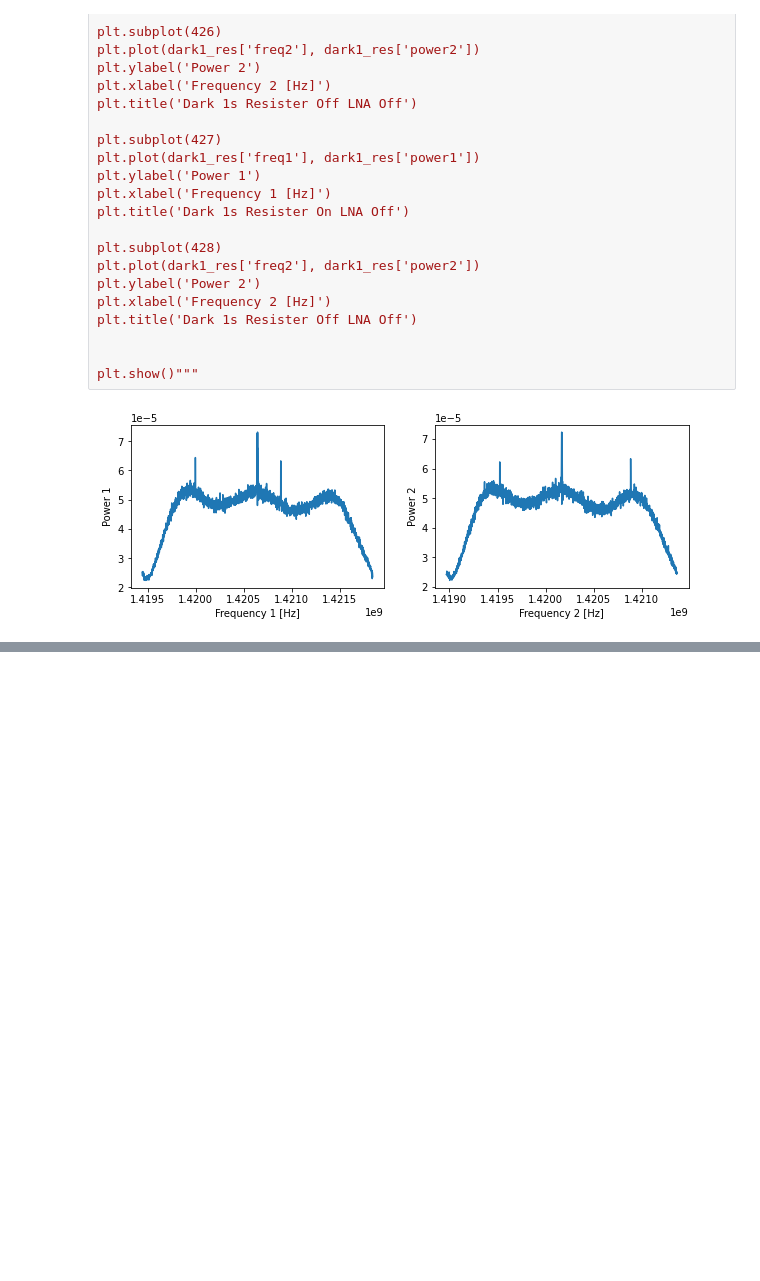
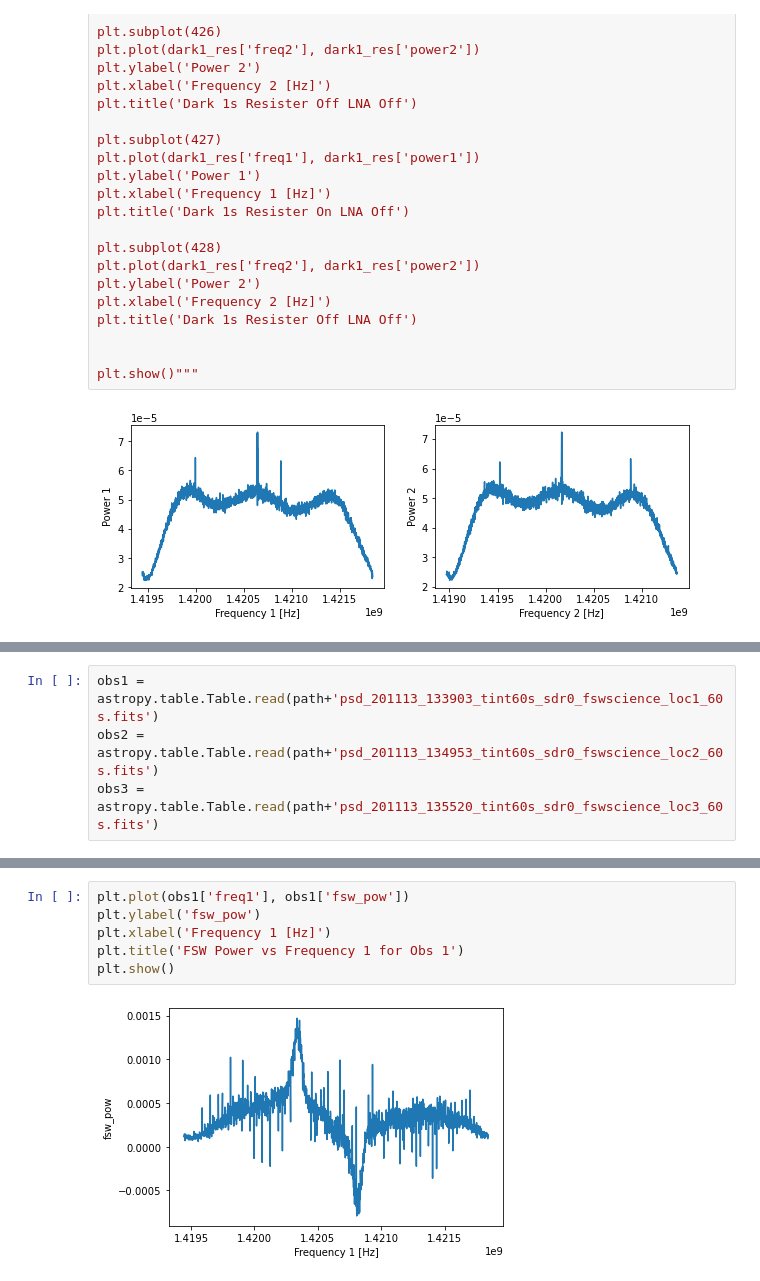
Before and after one commit to cl3425/ast6725-radio-lab, a Jupyter notebook: Radio-Lab.ipynb, the cells around one changed output, grey strips where cells are left out. Drawn from its saved outputs; the diff is of its cells as text; blank space fills up the shorter version.

```diff
--- a/Radio-Lab.ipynb
+++ b/Radio-Lab.ipynb
@@ -181,0 +192,4 @@ plt.show()
+# %%
+obs1 = astropy.table.Table.read(path+'psd_201113_133903_tint60s_sdr0_fswscience_loc1_60s.fits')
+obs2 = astropy.table.Table.read(path+'psd_201113_134953_tint60s_sdr0_fswscience_loc2_60s.fits')
+obs3 = astropy.table.Table.read(path+'psd_201113_135520_tint60s_sdr0_fswscience_loc3_60s.fits')
@@ -181,0 +217,8 @@ plt.show()
+# %%
+plt.plot(obs1['freq1'], obs1['fsw_pow'])
+plt.ylabel('fsw_pow')
+plt.xlabel('Frequency 1 [Hz]')
+plt.title('FSW Power vs Frequency 1 for Obs 1')
+plt.show()
+# %% [output]
+[figure, added]
```
Also changed, not shown: parts of 9 cells of this notebook.
